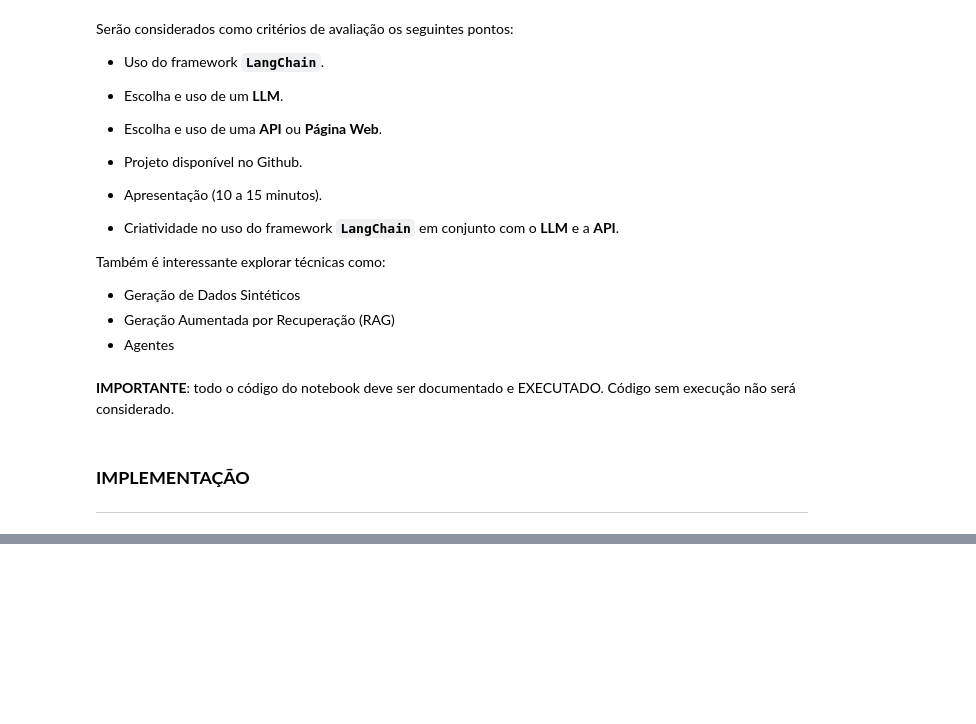
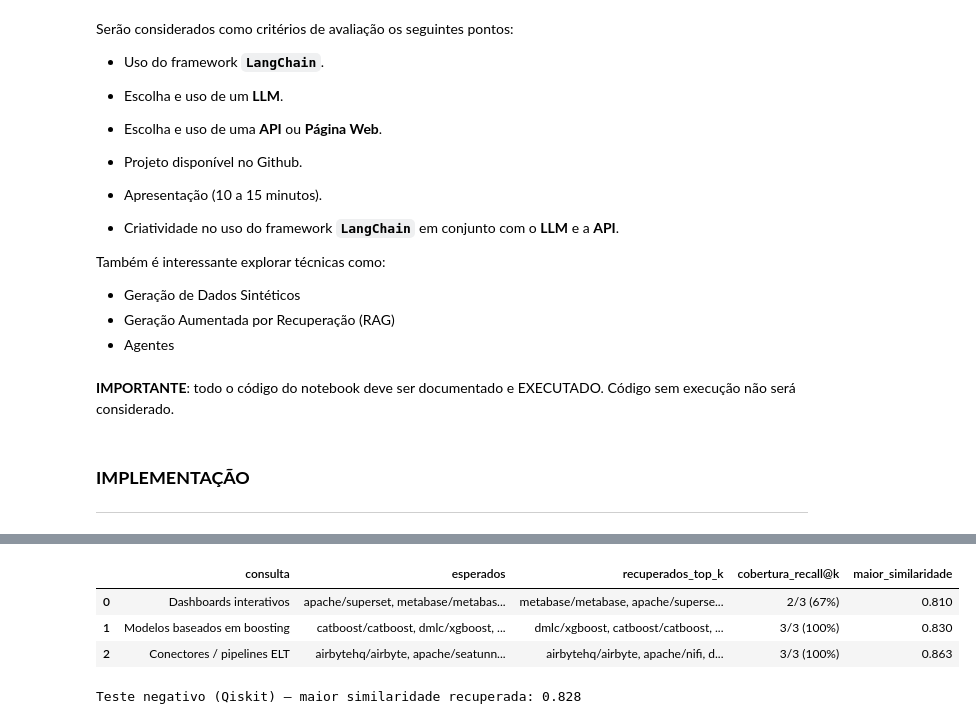
Before and after one commit to RodrigoDiasdeSousa/projeto-pln-ufabc, a Jupyter notebook: Projeto_PLN_RAG.ipynb, the cells around one changed output, grey strips where cells are left out. Saved outputs shown, nothing was run; the diff lists cells and outputs as text; code cells hidden in the pictures; blank space fills up the shorter version.

```diff
--- a/Projeto_PLN_RAG.ipynb
+++ b/Projeto_PLN_RAG.ipynb
@@ -423,0 +694,2 @@ FALTA ESCREVER OS RESULTADOS
+# %%
+res_dashboards = perguntar("Quais projetos permitem criar dashboards interativos?", k=10, max_por_repo=2)
@@ -423,0 +716,2 @@ FALTA ESCREVER OS RESULTADOS
+# %%
+res_boosting = perguntar("Quais projetos trabalham com modelos preditivos baseados em boosting?", k=10, max_por_repo=2)
@@ -423,0 +738,2 @@ FALTA ESCREVER OS RESULTADOS
+# %%
+res_elt = perguntar("Quais projetos oferecem conectores prontos para pipelines ELT ou movimentação de dados?", k=10, max_por_repo=2)
@@ -423,0 +783,42 @@ FALTA ESCREVER OS RESULTADOS
+# %%
+avaliacoes_rag = [
+    (
+        "Dashboards interativos",
+        res_dashboards,
+        {"apache/superset", "metabase/metabase", "plotly/plotly.py"},
+    ),
+    (
+        "Modelos baseados em boosting",
+        res_boosting,
+        {"dmlc/xgboost", "microsoft/LightGBM", "catboost/catboost"},
+    ),
+    (
+        "Conectores / pipelines ELT",
+        res_elt,
+        {"airbytehq/airbyte", "dlt-hub/dlt", "apache/seatunnel"},
+    ),
+]
+
+linhas_eval_rag = []
+for tema, res, esperados in avaliacoes_rag:
+    recuperados_unicos = set(res["repos_recuperados"])
+    encontrados = esperados & recuperados_unicos
+    recall = len(encontrados) / len(esperados)
+    linhas_eval_rag.append({
+        "consulta": tema,
+        "esperados": ", ".join(sorted(esperados)),
+        "recuperados_top_k": ", ".join(dict.fromkeys(res["repos_recuperados"])),
+        "cobertura_recall@k": f"{len(encontrados)}/{len(esperados)} ({recall:.0%})",
+        "maior_similaridade": max(res["scores"]),
+    })
+
+df_eval_rag = pd.DataFrame(linhas_eval_rag)
+with pd.option_context("display.max_colwidth", None):
+    display(df_eval_rag)
+print(f"Teste negativo (Qiskit) — maior similaridade recuperada: {max(res_negativo['scores']):.3f}")
+# %% [output]
+|  | consulta | esperados | recuperados_top_k | cobertura_recall@k | maior_similaridade |
+| 0 | Dashboards interativos | apache/superset, metabase/metabas... | metabase/metabase, apache/superse... | 2/3 (67%) | 0.810 |
+| 1 | Modelos baseados em boosting | catboost/catboost, dmlc/xgboost, ... | dmlc/xgboost, catboost/catboost, ... | 3/3 (100%) | 0.830 |
+| 2 | Conectores / pipelines ELT | airbytehq/airbyte, apache/seatunn... | airbytehq/airbyte, apache/nifi, d... | 3/3 (100%) | 0.863 |
+Teste negativo (Qiskit) — maior similaridade recuperada: 0.828
```
Also changed, not shown: parts of 43 cells of this notebook, 2 other files.
